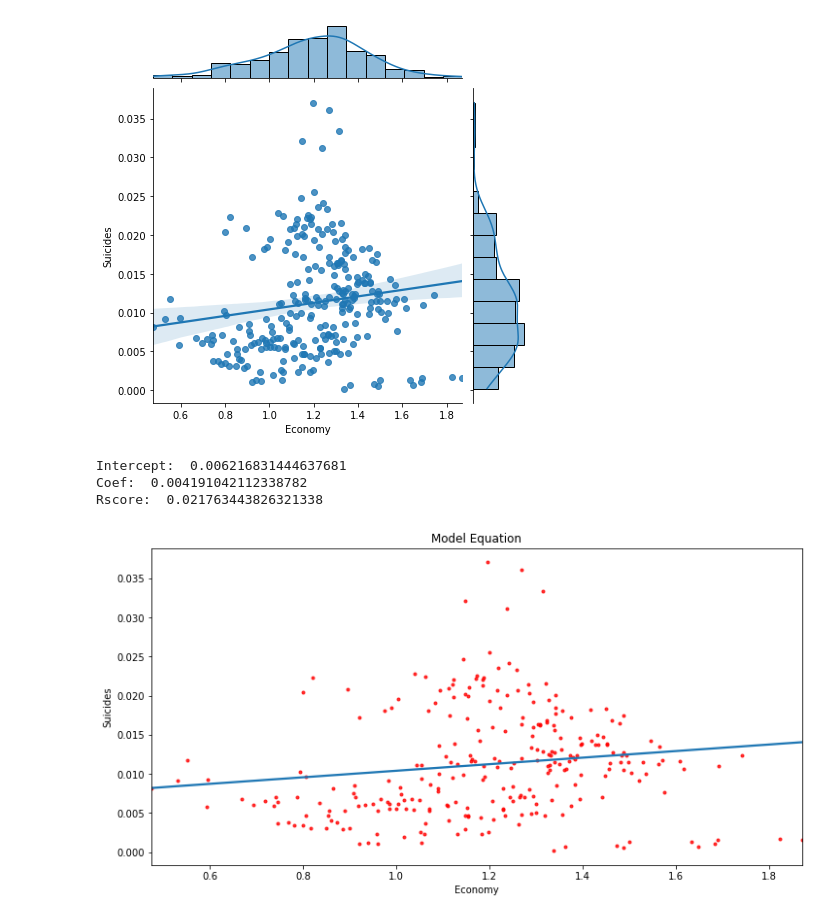
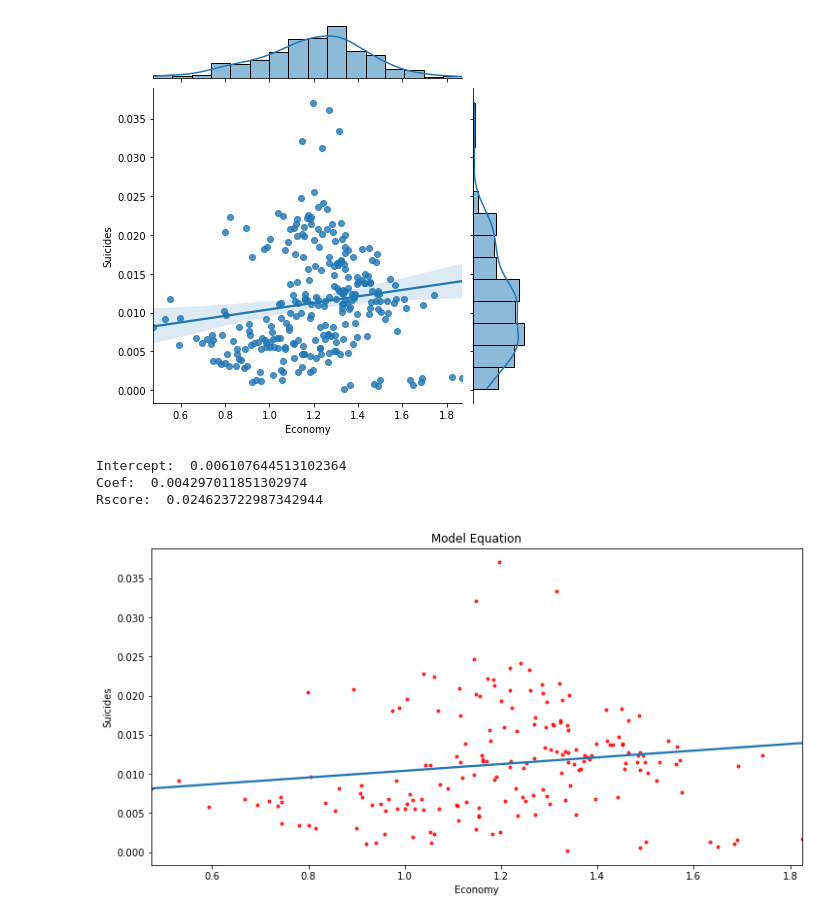
Before and after one commit to dianaxime/DM_Proyecto, a Jupyter notebook: Modelo.ipynb, the cells around one changed output. Drawn from its saved outputs; the diff is of its cells as text; code cells hidden in the pictures.

```diff
--- a/Modelo.ipynb
+++ b/Modelo.ipynb
@@ -358,27 +358,30 @@ plt.show()
 # %% [output]
 [figure]
 # %%
-X = df_final[["Economy"]]
+X = np.array(df_final["Economy"])
+X = X.reshape(len(X), 1)
 y = df_final[["Suicides"]]
+# %%
+x_train1, x_test1, y_train1, y_test1 = train_test_split(X, y, test_size=.3)
 # %%
 reg = LinearRegression()
-model = reg.fit(X,y)
+model = reg.fit(x_train1, y_train1)
 print("Intercept: ", model.intercept_[0])
 print("Coef: ", model.coef_[0][0])
-print("Rscore: ", model.score(X, y))
+print("Rscore: ", model.score(x_train1, y_train1))
 # %% [output]
-Intercept:  0.006216831444637681
-Coef:  0.004191042112338782
-Rscore:  0.021763443826321338
+Intercept:  0.006107644513102364
+Coef:  0.004297011851302974
+Rscore:  0.024623722987342944
 # %%
 plt.figure(figsize=(12, 6))
-g = sns.regplot(x=df_final["Economy"], y=df_final["Suicides"], ci=None, scatter_kws = {'color':'r','s':9})
+g = sns.regplot(x=x_train1, y=y_train1, ci=None, scatter_kws = {'color':'r','s':9})
 g.set_title("Model Equation")
 g.set_ylabel("Suicides")
 g.set_xlabel("Economy")
 plt.show()
 # %% [output]
-[figure, old version]
+[figure, new version]
 # %%
 gdb_list = [[0.25],[0.50],[0.75],[1.00],[1.25],[1.50]]
 model.predict(gdb_list)
```
Also changed, not shown: parts of 13 cells of this notebook.
